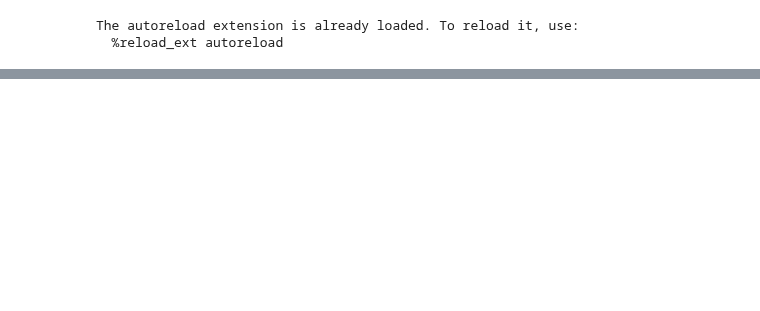
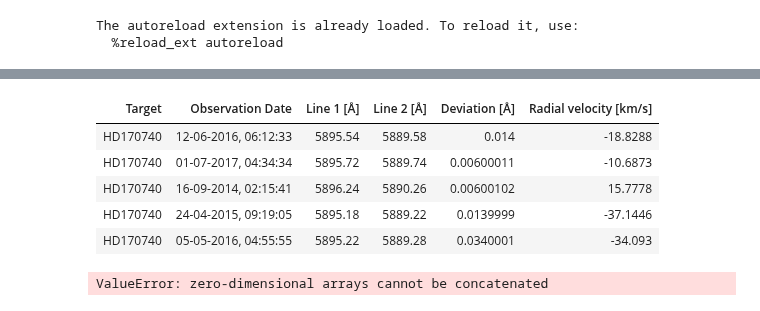
Before and after one commit to JvZeijl/brp-edibles, a Jupyter notebook: atomic_lines.ipynb, the cells around one changed output, grey strips where cells are left out. Saved outputs shown, nothing was run; the diff lists cells and outputs as text; code cells hidden in the pictures; blank space fills up the shorter version.

```diff
--- a/atomic_lines.ipynb
+++ b/atomic_lines.ipynb
@@ -123,6 +100,32 @@ tabulate(ca_line_pairs, ['Line 1 [Å]', 'Line 2 [Å]', 'Deviation [Å]', 'Radial
 # %%
 def create_line_pair_table_rows(spectrum: Spectrum, line1: AtomicLine, line2: AtomicLine):
     line_pairs = spectrum.identify_atomic_line(line1, line2, output_difference=True, output_radial_velocity=True, tollerance=None)
-    extra_info = [spectrum.target]
-    return np.column_stack((np.full((line_pairs.shape[0], len(extra_info)), extra_info), line_pairs))
+
+    if line_pairs is None:
+        return None
+    else:
+        extra_info = [spectrum.target, spectrum.format_obs_date()]
+        return np.column_stack((np.full((line_pairs.shape[0], len(extra_info)), extra_info), line_pairs))
+# %%
+na_line_pairs_all = np.concatenate([
+    rows for spectrum in tqdm(hd170740_spectra, 'Searching Na I lines')
+        if (rows := create_line_pair_table_rows(spectrum, NA_I_LINES[0], NA_I_LINES[1])) is not None
+])
+
+headers = ['Target', 'Observation Date', 'Line 1 [Å]', 'Line 2 [Å]', 'Deviation [Å]', 'Radial velocity [km/s]']
+tabulate(na_line_pairs_all, headers, tablefmt='html')
+# %% [output]
+| Target | Observation Date | Line 1 [Å] | Line 2 [Å] | Deviation [Å] | Radial velocity [km/s] |
+| HD170740 | 12-06-2016, 06:12:33 | 5895.54 | 5889.58 | 0.014 | -18.8288 |
+| HD170740 | 01-07-2017, 04:34:34 | 5895.72 | 5889.74 | 0.00600011 | -10.6873 |
+| HD170740 | 16-09-2014, 02:15:41 | 5896.24 | 5890.26 | 0.00600102 | 15.7778 |
+| HD170740 | 24-04-2015, 09:19:05 | 5895.18 | 5889.22 | 0.0139999 | -37.1446 |
+| HD170740 | 05-05-2016, 04:55:55 | 5895.22 | 5889.28 | 0.0340001 | -34.093 |
+# %%
+k_line_pairs_all = np.concatenate([create_line_pair_table_rows(spectrum, K_I_LINES[2], K_I_LINES[3]) for spectrum in tqdm(hd170740_spectra, 'Searching K I lines')])
+
+headers = ['Target', 'Line 1 [Å]', 'Line 2 [Å]', 'Deviation [Å]', 'Radial velocity [km/s]']
+tabulate(k_line_pairs_all, headers, tablefmt='html')
+# %% [output]
+ValueError: zero-dimensional arrays cannot be concatenated
 # %%
```
Also changed, not shown: parts of 12 cells of this notebook, 1 other file.
